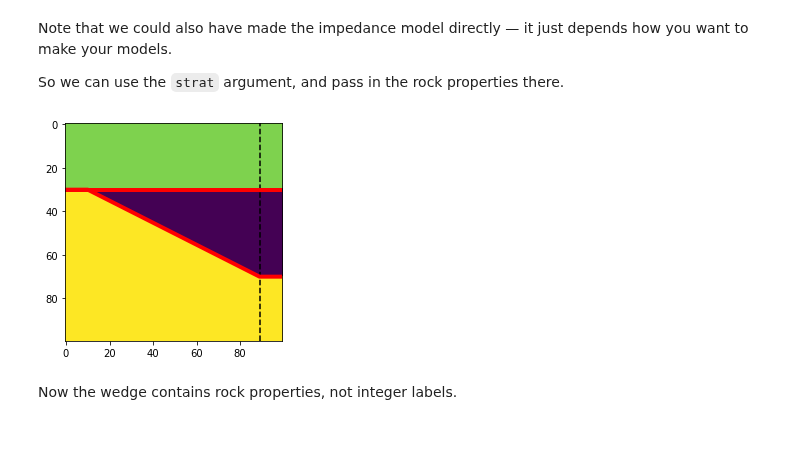
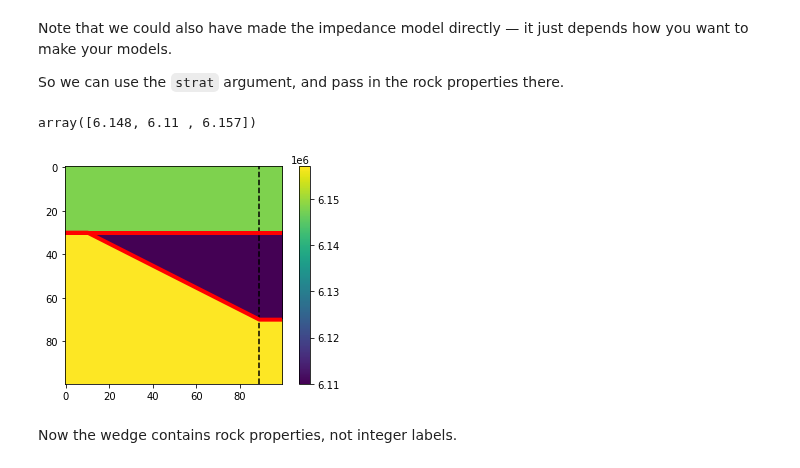
Before and after one commit to agilescientific/bruges, a Jupyter notebook: docs/_userguide/_Wedges.ipynb, the cells around one changed output. Cells and saved outputs as stored; diff of their text form; code cells hidden in the pictures; blank space fills up the shorter version.

```diff
--- a/docs/_userguide/_Wedges.ipynb
+++ b/docs/_userguide/_Wedges.ipynb
@@ -75,15 +77,29 @@ plt.show()
 Note that we could also have made the impedance model directly — it just depends how you want to make your models.
 
 So we can use the `strat` argument, and pass in the rock properties there.
-# %%
-w, top, base, ref = bg.models.wedge(strat=rocks)
-
-plt.imshow(w, interpolation='none')
-plt.axvline(ref, color='k', ls='--')
-plt.plot(top, 'r-', lw=4)
-plt.plot(base, 'r-', lw=4)
-plt.show()
-# %% [output]
-[figure, removed]
+# %%
+rocks = np.array([2.32 * 2.65,  # Rock index 0
+                  2.35 * 2.60,  # Rock index 1
+                  2.35 * 2.62,  # Rock index 2
+                 ])
+rocks
+# %% [output]
+array([6.148, 6.11 , 6.157])
+# %%
+vps = np.array([2320, 2350, 2350])
+vss = np.array([1150, 1250, 1200])
+rhos = np.array([2650, 2600, 2620])
+# %%
+impedances = vps * rhos
+# %%
+w, top, base, ref = bg.models.wedge(strat=impedances)
+plt.imshow(w, interpolation='none')
+plt.axvline(ref, color='k', ls='--')
+plt.plot(top, 'r-', lw=4)
+plt.plot(base, 'r-', lw=4)
+plt.colorbar()
+plt.show()
+# %% [output]
+[figure, added]
 # %% [markdown]
 Now the wedge contains rock properties, not integer labels.
```
Also changed, not shown: parts of 23 cells of this notebook.
